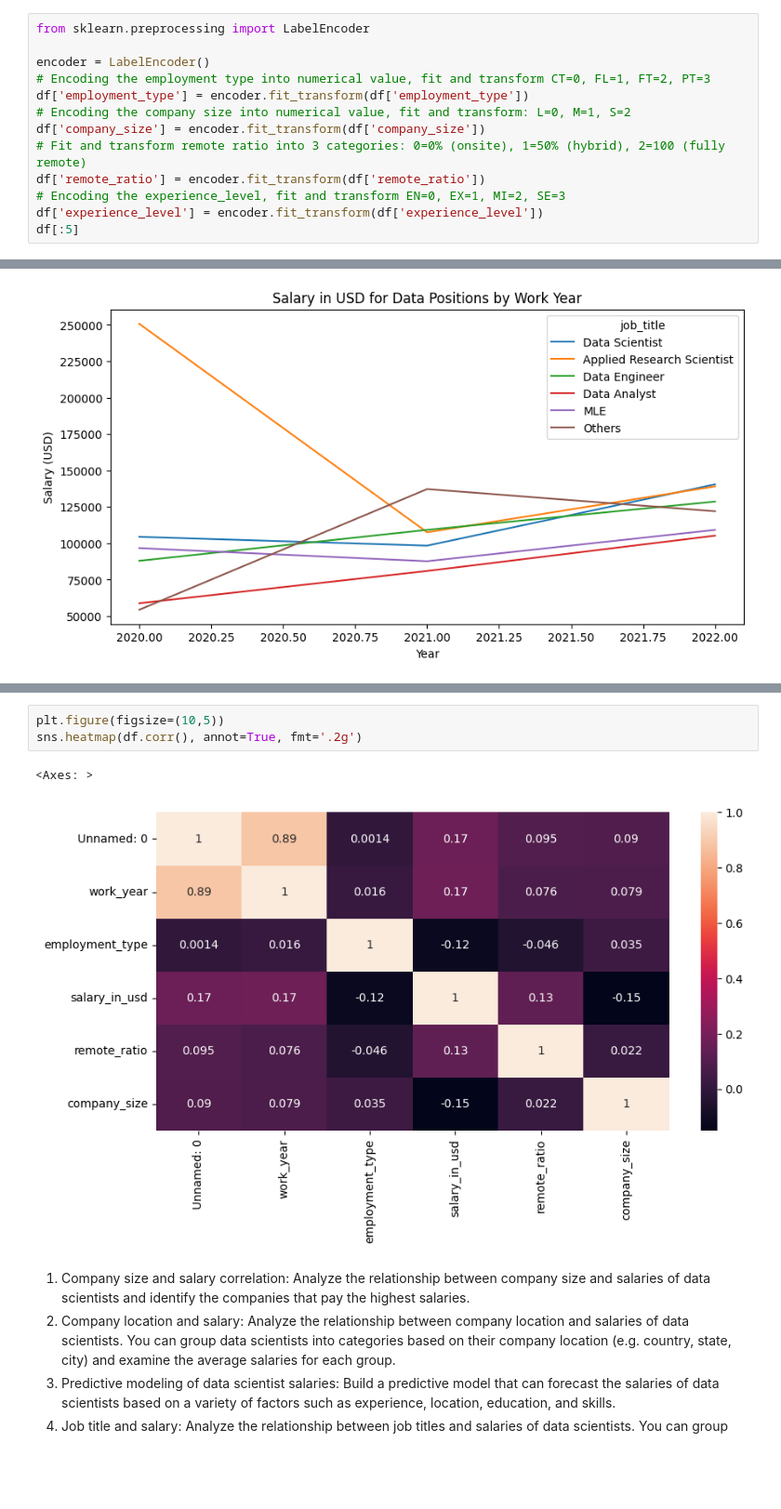
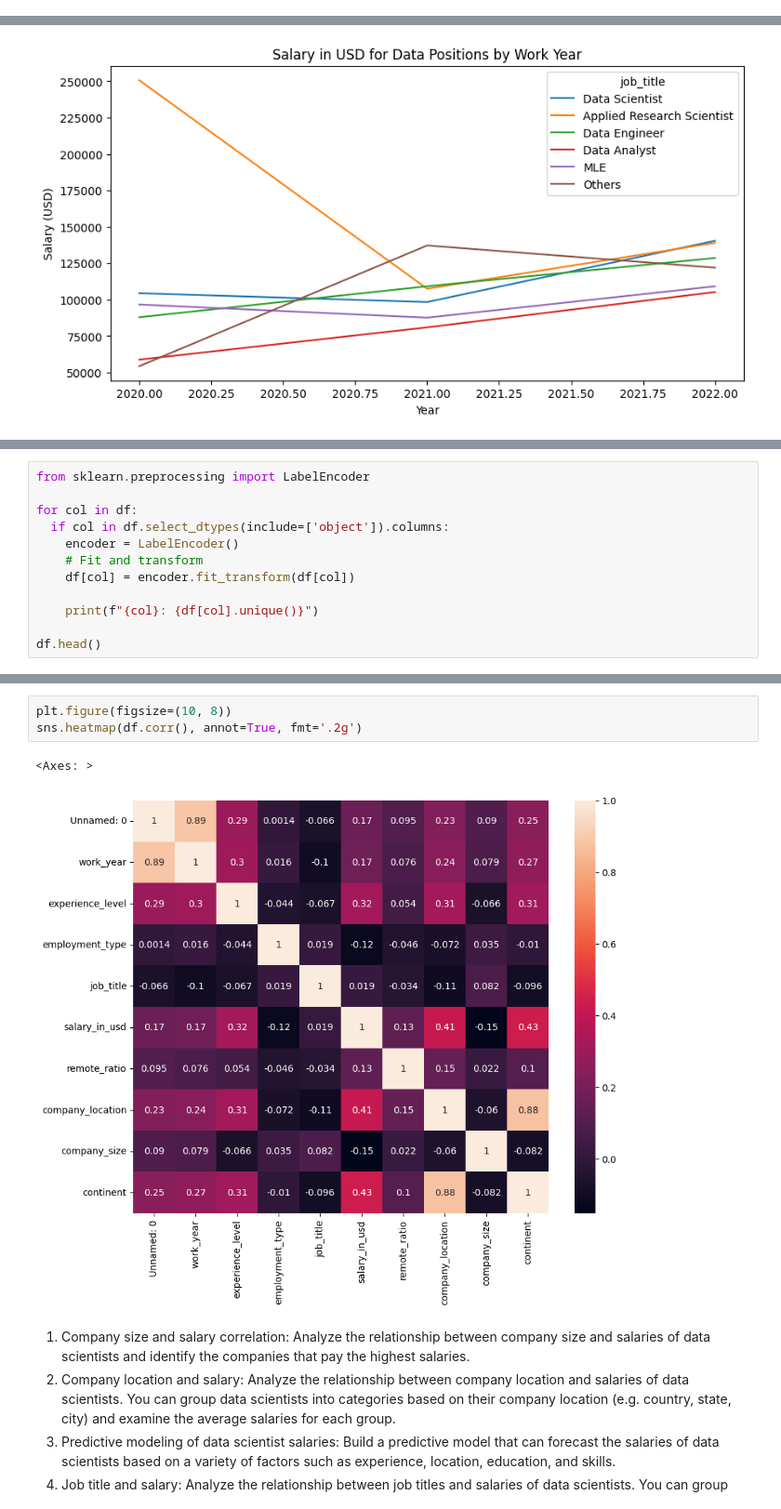
Before and after one commit to vanle2000/Data-Science-Salary-prediction, a Jupyter notebook: Data_Sciece_Salary_Prediction.ipynb, the cells around one changed output, grey strips where cells are left out. Shown at 93% size. Drawn from its saved outputs; the diff is of its cells as text; blank space fills up the shorter version.

```diff
--- a/Data_Sciece_Salary_Prediction.ipynb
+++ b/Data_Sciece_Salary_Prediction.ipynb
@@ -235,13 +233,0 @@ plt.show()
-# %%
-from sklearn.preprocessing import LabelEncoder
-
-encoder = LabelEncoder()
-# Encoding the employment type into numerical value, fit and transform CT=0, FL=1, FT=2, PT=3
-df['employment_type'] = encoder.fit_transform(df['employment_type'])
-# Encoding the company size into numerical value, fit and transform: L=0, M=1, S=2
-df['company_size'] = encoder.fit_transform(df['company_size'])
-# Fit and transform remote ratio into 3 categories: 0=0% (onsite), 1=50% (hybrid), 2=100 (fully remote)
-df['remote_ratio'] = encoder.fit_transform(df['remote_ratio'])
-# Encoding the experience_level, fit and transform EN=0, EX=1, MI=2, SE=3
-df['experience_level'] = encoder.fit_transform(df['experience_level'])
-df[:5]
@@ -303,0 +263,12 @@ plt.show()
+# %%
+from sklearn.preprocessing import LabelEncoder
+
+for col in df:
+  if col in df.select_dtypes(include=['object']).columns:
+    encoder = LabelEncoder()
+    # Fit and transform
+    df[col] = encoder.fit_transform(df[col])
+
+    print(f"{col}: {df[col].unique()}")
+
+df.head()
@@ -304,9 +288,9 @@ plt.show()
 # %%
-plt.figure(figsize=(10,5))
+plt.figure(figsize=(10, 8))
 sns.heatmap(df.corr(), annot=True, fmt='.2g')
 # %% [output]
 <Axes: >
-[figure, old version]
+[figure, new version]
 # %% [markdown]
 1. Company size and salary correlation: Analyze the relationship between company size and salaries of data scientists and identify the companies that pay the highest salaries.
 2. Company location and salary: Analyze the relationship between company location and salaries of data scientists. You can group data scientists into categories based on their company location (e.g. country, state, city) and examine the average salaries for each group.
```
Also changed, not shown: parts of 8 cells of this notebook.
